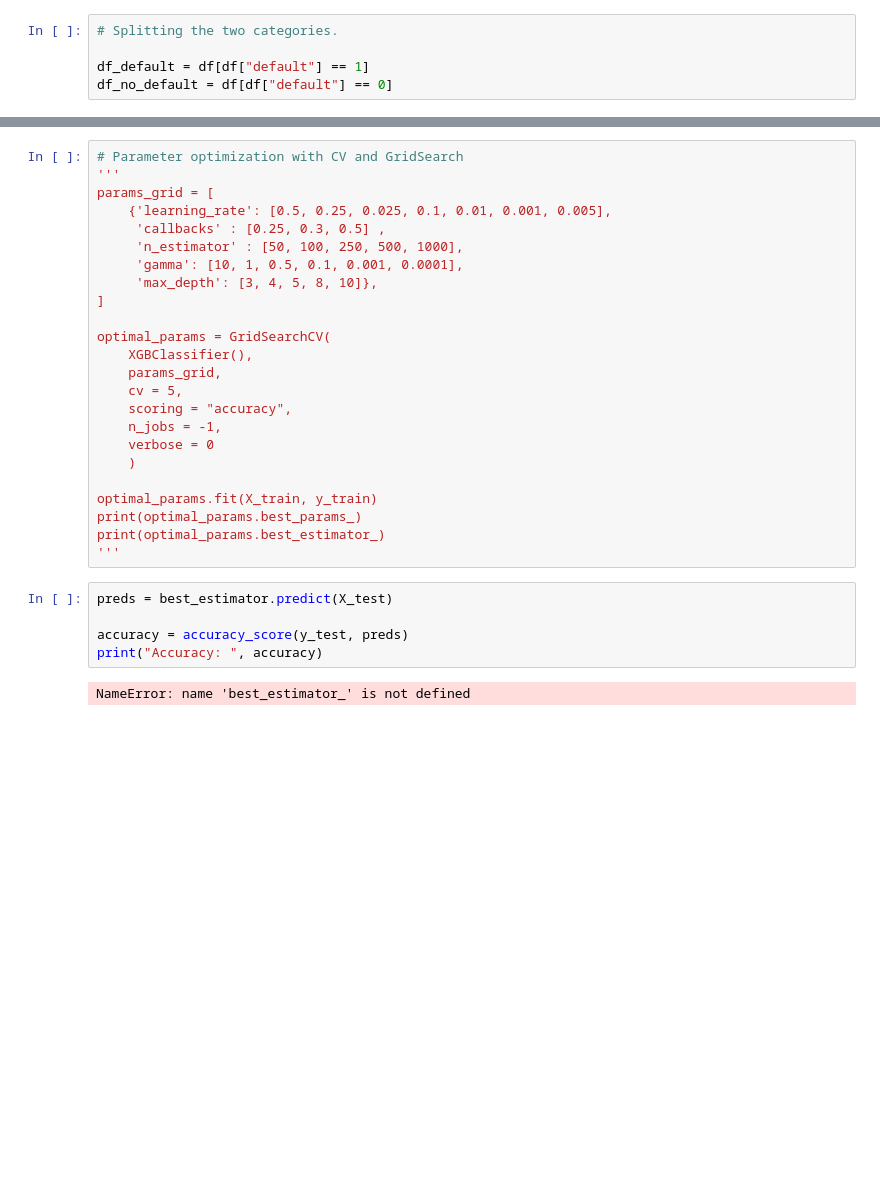
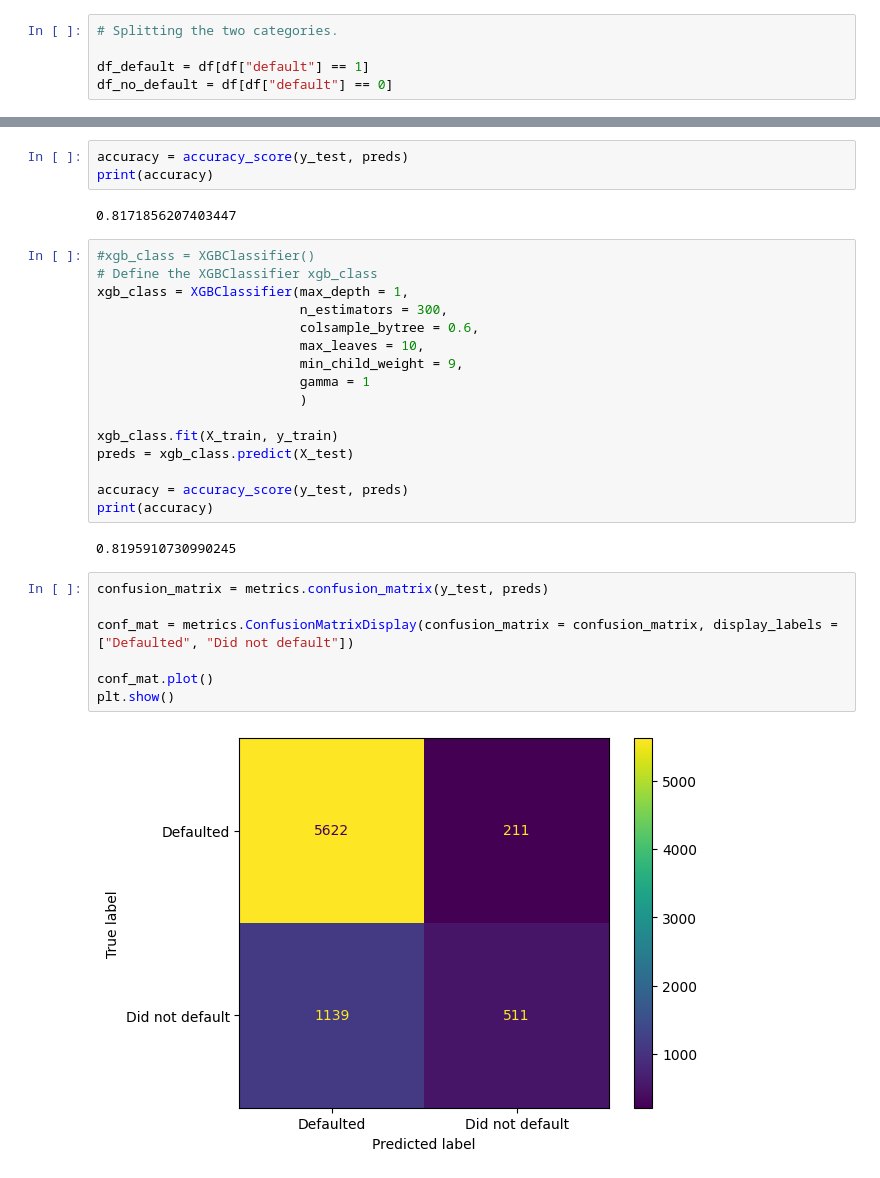
Before and after one commit to Bryteog/Credit-card-defaulters, a Jupyter notebook: main.ipynb, the cells around one changed output, grey strips where cells are left out. Cells and saved outputs as stored; diff of their text form; blank space fills up the shorter version.

```diff
--- a/main.ipynb
+++ b/main.ipynb
@@ -280,31 +210,32 @@ XGBClassifier(base_score=None, booster=None, callbacks=None,
-# %%
-# Parameter optimization with CV and GridSearch
-'''
-params_grid = [
-    {'learning_rate': [0.5, 0.25, 0.025, 0.1, 0.01, 0.001, 0.005],
-     'callbacks' : [0.25, 0.3, 0.5] ,
-     'n_estimator' : [50, 100, 250, 500, 1000],
-     'gamma': [10, 1, 0.5, 0.1, 0.001, 0.0001],
-     'max_depth': [3, 4, 5, 8, 10]},
-]
-
-optimal_params = GridSearchCV(
-    XGBClassifier(),
-    params_grid,
-    cv = 5,
-    scoring = "accuracy",
-    n_jobs = -1,
-    verbose = 0
-    )
-
-optimal_params.fit(X_train, y_train)
-print(optimal_params.best_params_)
-print(optimal_params.best_estimator_)
-'''
 # %%
-preds = best_estimator.predict(X_test)
-
 accuracy = accuracy_score(y_test, preds)
-print("Accuracy: ", accuracy)
+print(accuracy)
 # %% [output]
-NameError: name 'best_estimator_' is not defined
+0.8171856207403447
+# %%
+#xgb_class = XGBClassifier()
+# Define the XGBClassifier xgb_class
+xgb_class = XGBClassifier(max_depth = 1,
+                          n_estimators = 300,
+                          colsample_bytree = 0.6,
+                          max_leaves = 10,
+                          min_child_weight = 9,
+                          gamma = 1
+                          )
+
+xgb_class.fit(X_train, y_train)
+preds = xgb_class.predict(X_test)
+
+accuracy = accuracy_score(y_test, preds)
+print(accuracy)
+# %% [output]
+0.8195910730990245
+# %%
+confusion_matrix = metrics.confusion_matrix(y_test, preds)
+
+conf_mat = metrics.ConfusionMatrixDisplay(confusion_matrix = confusion_matrix, display_labels = ["Defaulted", "Did not default"])
+
+conf_mat.plot()
+plt.show()
+# %% [output]
+[figure, added]
```
Also changed, not shown: parts of 32 cells of this notebook.
